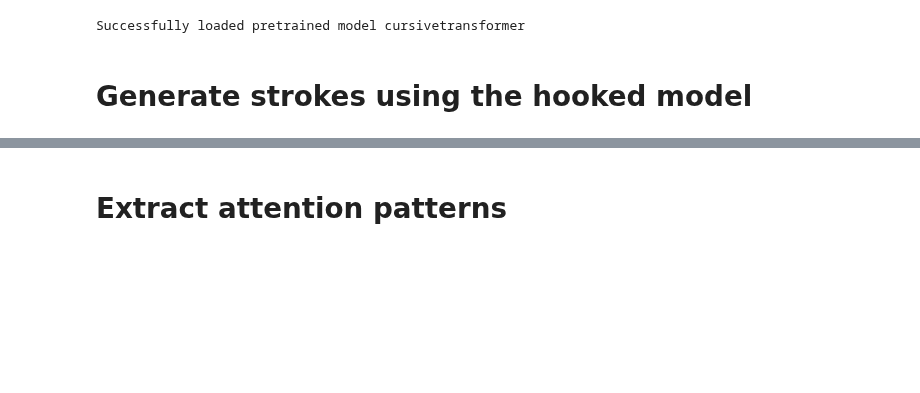
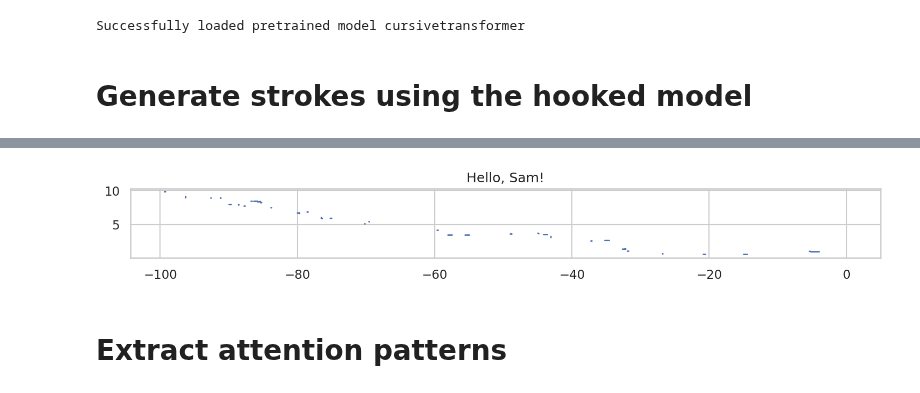
Before and after one commit to greydanus/cursivetransformer, a Jupyter notebook: cursivetransformer_mech_interp_part_3_stroke_attention.ipynb, the cells around one changed output, grey strips where cells are left out. Saved outputs shown, nothing was run; the diff lists cells and outputs as text; code cells hidden in the pictures; blank space fills up the shorter version.

```diff
--- a/cursivetransformer_mech_interp_part_3_stroke_attention.ipynb
+++ b/cursivetransformer_mech_interp_part_3_stroke_attention.ipynb
@@ -181,3 +184,7 @@ Generation step: 700/894
+# %%
+_ = plot_strokes(point_samp, text)
+# %% [output]
+[figure, added]
 # %% [markdown]
 # Extract attention patterns
 # %%
```
Also changed, not shown: parts of 3 cells of this notebook.
